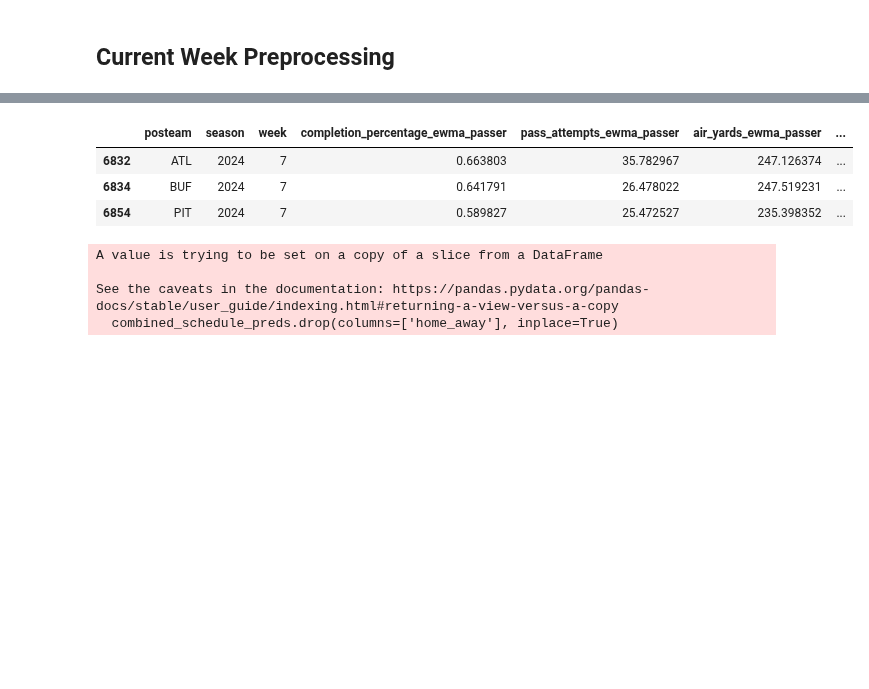
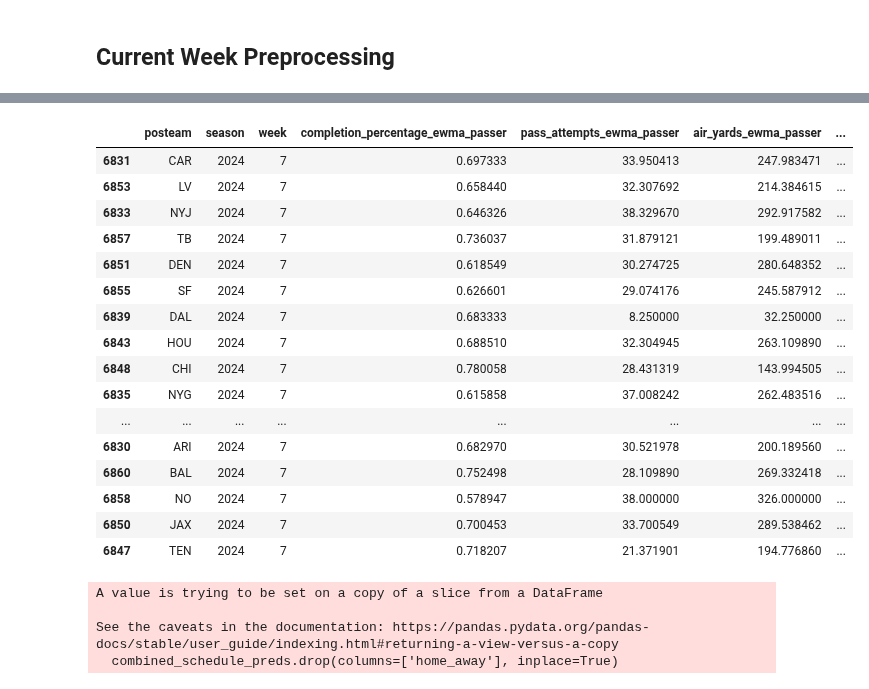
Before and after one commit to bhuggard/CheckTheCover, a Jupyter notebook: testnocom.ipynb, the cells around one changed output, grey strips where cells are left out. Drawn from its saved outputs; the diff is of its cells as text; code cells hidden in the pictures; blank space fills up the shorter version.

```diff
--- a/testnocom.ipynb
+++ b/testnocom.ipynb
@@ -557,7 +555,11 @@ prediction_set_passer = pass_cleaner(prediction_set_passer_nc)
 # Get rid of flukey rows and get current week offensive stuff ready to join on a prepped schedules DF
 prediction_set_passer_recents = prediction_set_passer[(prediction_set_passer['pass_attempts'] > 8) & (prediction_set_passer['passing_yards'] >= 10)]
 
-prediction_set_passer_recents = prediction_set_passer_recents.loc[prediction_set_passer_recents.groupby('posteam')['week'].idxmax()]
+# prediction_set_passer_recents = prediction_set_passer_recents.loc[prediction_set_passer_recents.groupby('posteam')['week'].idxmax()]
+
+# Filter rows where the 'week' is 7 for each 'posteam'
+prediction_set_passer_recents = prediction_set_passer_recents[prediction_set_passer_recents['week'] == 6]
+
 
 prediction_set_passer_recents['surface'].replace('', 'fieldturf', inplace=True)
 
@@ -666,24 +693,37 @@ current_week_defense_set.sample(3)
 # %%
 current_week_offense_set.rename(columns={
     'completion_percentage_ewma': 'completion_percentage_ewma_passer',
     'pass_attempts_ewma': 'pass_attempts_ewma_passer',
     'air_yards_ewma': 'air_yards_ewma_passer',
     'yards_after_catch_ewma': 'yards_after_catch_ewma_passer',
     'epa_ewma': 'epa_ewma_passer',
     'interception_ewma': 'interception_ewma_passer',
     'qb_hit_ewma': 'qb_hit_ewma_passer',
     'sack_ewma': 'sack_ewma_passer',
     'pass_touchdown_ewma': 'pass_touchdown_ewma_passer',
     'passing_yards_ewma': 'passing_yards_ewma_passer',
     'cpoe_ewma': 'cpoe_ewma_passer'
 }, inplace=True)
 
-current_week_offense_set.sample(3)
+current_week_offense_set
 # %% [output]
 |  | posteam | season | week | completion_percentage_ewma_passer | pass_attempts_ewma_passer | air_yards_ewma_passer | ... |
-| 6832 | ATL | 2024 | 7 | 0.663803 | 35.782967 | 247.126374 | ... |
-| 6834 | BUF | 2024 | 7 | 0.641791 | 26.478022 | 247.519231 | ... |
-| 6854 | PIT | 2024 | 7 | 0.589827 | 25.472527 | 235.398352 | ... |
+| 6831 | CAR | 2024 | 7 | 0.697333 | 33.950413 | 247.983471 | ... |
+| 6853 | LV | 2024 | 7 | 0.658440 | 32.307692 | 214.384615 | ... |
+| 6833 | NYJ | 2024 | 7 | 0.646326 | 38.329670 | 292.917582 | ... |
+| 6857 | TB | 2024 | 7 | 0.736037 | 31.879121 | 199.489011 | ... |
+| 6851 | DEN | 2024 | 7 | 0.618549 | 30.274725 | 280.648352 | ... |
+| 6855 | SF | 2024 | 7 | 0.626601 | 29.074176 | 245.587912 | ... |
+| 6839 | DAL | 2024 | 7 | 0.683333 | 8.250000 | 32.250000 | ... |
+| 6843 | HOU | 2024 | 7 | 0.688510 | 32.304945 | 263.109890 | ... |
+| 6848 | CHI | 2024 | 7 | 0.780058 | 28.431319 | 143.994505 | ... |
+| 6835 | NYG | 2024 | 7 | 0.615858 | 37.008242 | 262.483516 | ... |
+| ... | ... | ... | ... | ... | ... | ... | ... |
+| 6830 | ARI | 2024 | 7 | 0.682970 | 30.521978 | 200.189560 | ... |
+| 6860 | BAL | 2024 | 7 | 0.752498 | 28.109890 | 269.332418 | ... |
+| 6858 | NO | 2024 | 7 | 0.578947 | 38.000000 | 326.000000 | ... |
+| 6850 | JAX | 2024 | 7 | 0.700453 | 33.700549 | 289.538462 | ... |
+| 6847 | TEN | 2024 | 7 | 0.718207 | 21.371901 | 194.776860 | ... |
 # %%
 combined_schedule_preds = combined_schedule_df[combined_schedule_df['season'] == combined_schedule_df['season'].max()]
 combined_schedule_preds.drop(columns=['home_away'], inplace=True)
```
Also changed, not shown: parts of 19 cells of this notebook, 6 other files.
